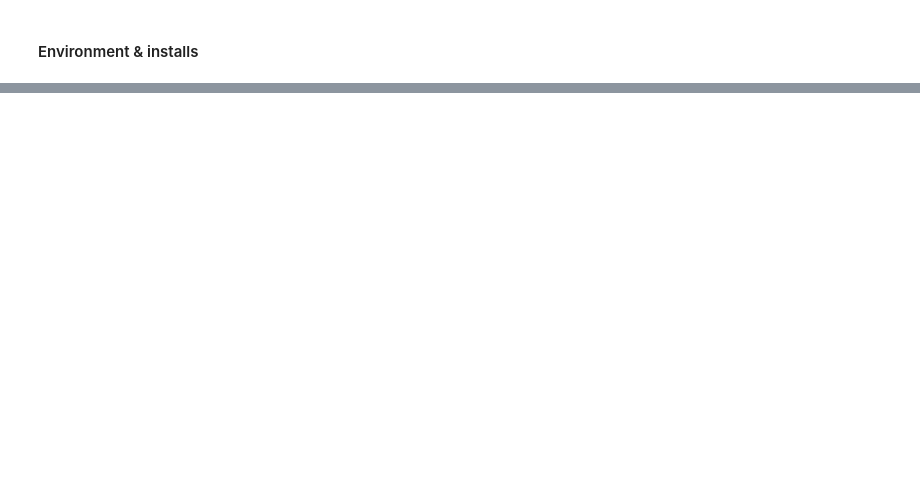
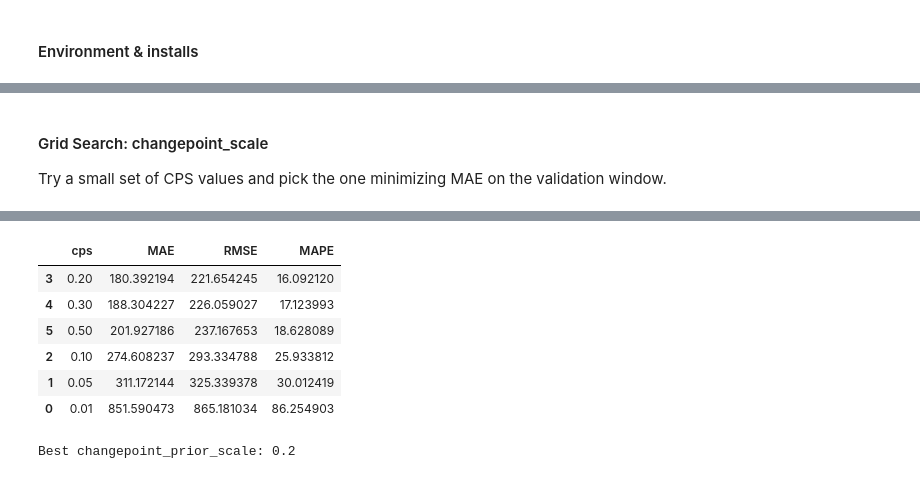
Before and after one commit to phoebenyi/cpf-meta-prophet, a Jupyter notebook: prophet_open_balances_forecast.ipynb, the cells around one changed output, grey strips where cells are left out. Drawn from its saved outputs; the diff is of its cells as text; code cells hidden in the pictures; blank space fills up the shorter version.

```diff
--- a/prophet_open_balances_forecast.ipynb
+++ b/prophet_open_balances_forecast.ipynb
@@ -447,0 +294,22 @@ print("Saved: open_balances_forecast_full.csv and open_balances_forecast_next_{}
+# %% [markdown]
+#### Grid Search: changepoint_scale
+Try a small set of CPS values and pick the one minimizing MAE on the validation window.
+# %%
+cps_grid = [0.01, 0.05, 0.1, 0.2, 0.3, 0.5]
+results = []
+
+for cps in cps_grid:
+    m = make_model(cps)
+    m.fit(df_train)
+    f = m.predict(m.make_future_dataframe(periods=len(df_valid), freq=FREQ))
+    tmp = df_valid.merge(f[["ds","yhat"]], on="ds", how="left")
+    mae = float(np.mean(np.abs(tmp["y"] - tmp["yhat"])))
+    rmse = float(np.sqrt(np.mean((tmp["y"] - tmp["yhat"])**2)))
+    mape = float(np.mean(np.abs((tmp["y"] - tmp["yhat"]) / np.where(tmp["y"]==0, np.nan, tmp["y"]))) * 100)
+    results.append({"cps": cps, "MAE": mae, "RMSE": rmse, "MAPE": mape})
+
+grid_df = pd.DataFrame(results).sort_values("MAE")
+display(grid_df)
+best_cps = float(grid_df.iloc[0]["cps"])
+print("Best changepoint_prior_scale:", best_cps)
+# %% [output]
@@ -447,0 +328,8 @@ print("Saved: open_balances_forecast_full.csv and open_balances_forecast_next_{}
+|  | cps | MAE | RMSE | MAPE |
+| 3 | 0.20 | 180.392194 | 221.654245 | 16.092120 |
+| 4 | 0.30 | 188.304227 | 226.059027 | 17.123993 |
+| 5 | 0.50 | 201.927186 | 237.167653 | 18.628089 |
+| 2 | 0.10 | 274.608237 | 293.334788 | 25.933812 |
+| 1 | 0.05 | 311.172144 | 325.339378 | 30.012419 |
+| 0 | 0.01 | 851.590473 | 865.181034 | 86.254903 |
+Best changepoint_prior_scale: 0.2
```
Also changed, not shown: parts of 48 cells of this notebook.
